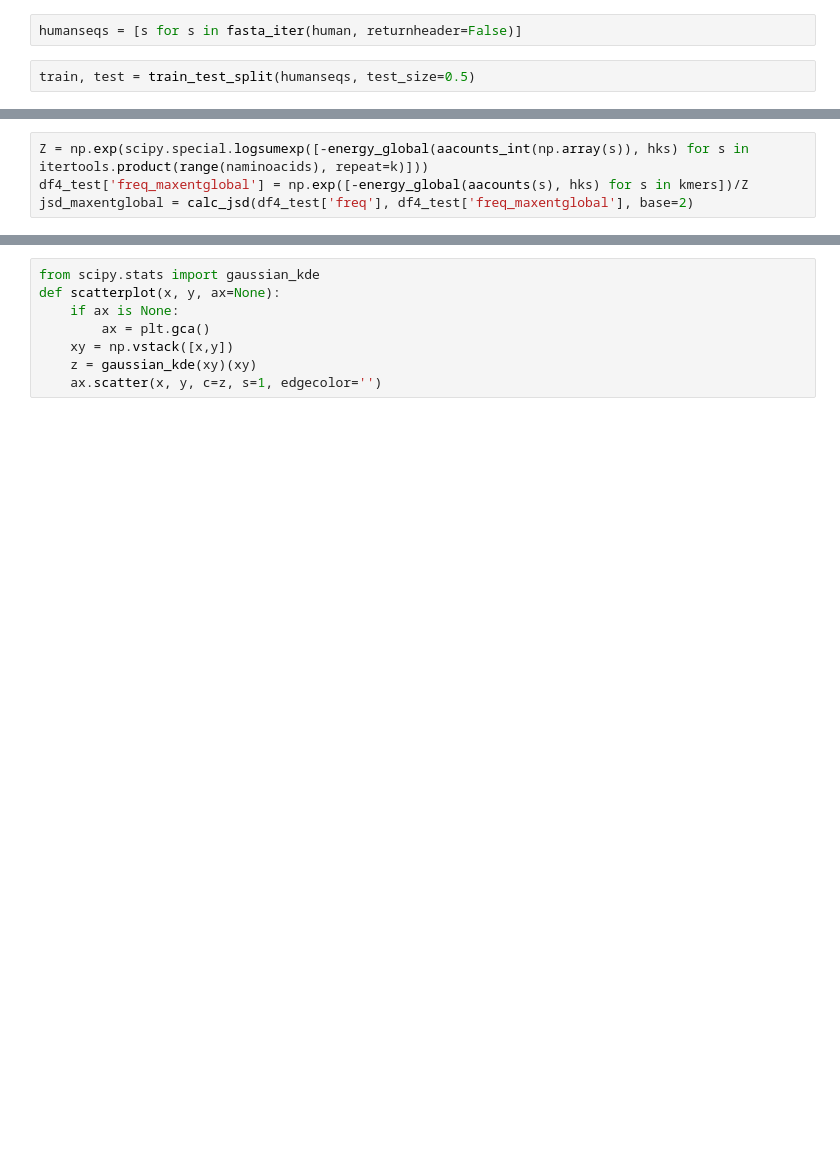
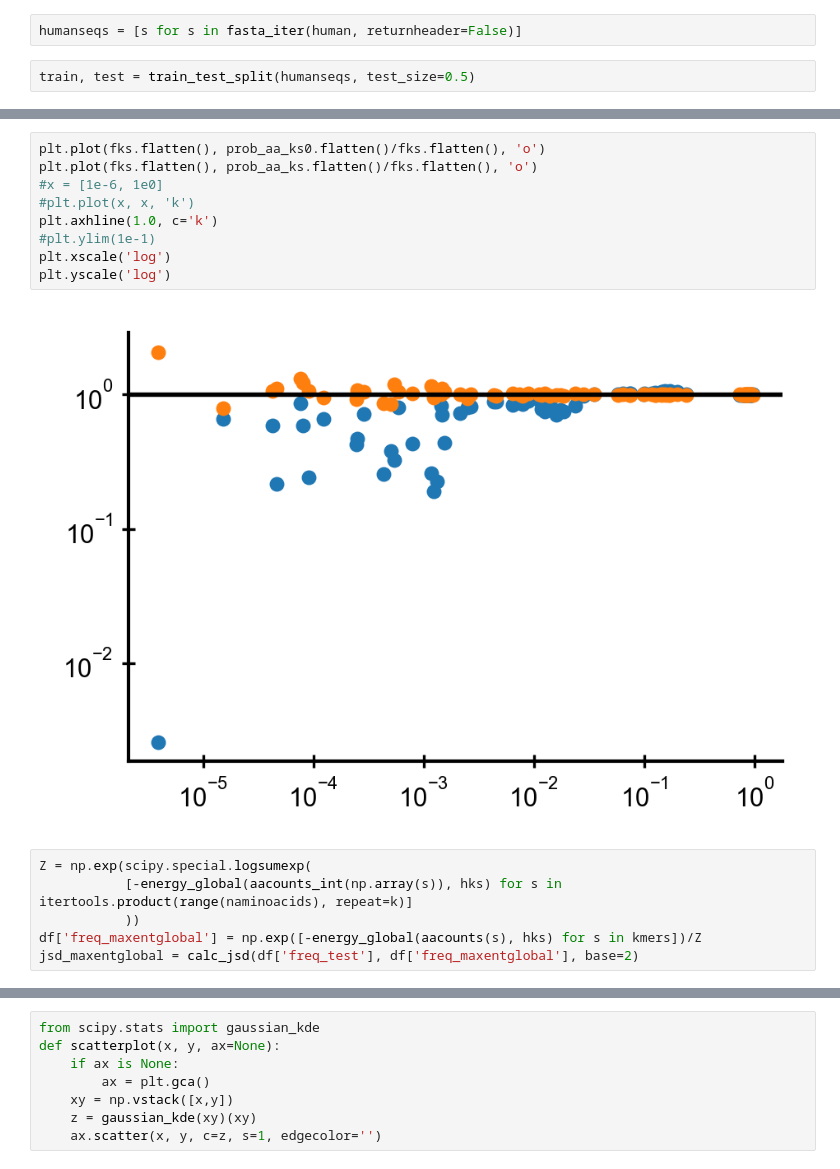
Before and after one commit to andim/peptidome, a Jupyter notebook: code/globalmaxent/globalmaxent.ipynb, the cells around one changed output, grey strips where cells are left out. Cells and saved outputs as stored; diff of their text form; blank space fills up the shorter version.

```diff
--- a/code/globalmaxent/globalmaxent.ipynb
+++ b/code/globalmaxent/globalmaxent.ipynb
@@ -182,4 +211,17 @@ plt.yscale('log')
+# %%
+plt.plot(fks.flatten(), prob_aa_ks0.flatten()/fks.flatten(), 'o')
+plt.plot(fks.flatten(), prob_aa_ks.flatten()/fks.flatten(), 'o')
+#x = [1e-6, 1e0]
+#plt.plot(x, x, 'k')
+plt.axhline(1.0, c='k')
+#plt.ylim(1e-1)
+plt.xscale('log')
+plt.yscale('log')
+# %% [output]
+[figure, added]
 # %%
-Z = np.exp(scipy.special.logsumexp([-energy_global(aacounts_int(np.array(s)), hks) for s in itertools.product(range(naminoacids), repeat=k)]))
-df4_test['freq_maxentglobal'] = np.exp([-energy_global(aacounts(s), hks) for s in kmers])/Z
-jsd_maxentglobal = calc_jsd(df4_test['freq'], df4_test['freq_maxentglobal'], base=2)
+Z = np.exp(scipy.special.logsumexp(
+           [-energy_global(aacounts_int(np.array(s)), hks) for s in itertools.product(range(naminoacids), repeat=k)]
+           ))
+df['freq_maxentglobal'] = np.exp([-energy_global(aacounts(s), hks) for s in kmers])/Z
+jsd_maxentglobal = calc_jsd(df['freq_test'], df['freq_maxentglobal'], base=2)
```
Also changed, not shown: parts of 26 cells of this notebook, 16 other files.
